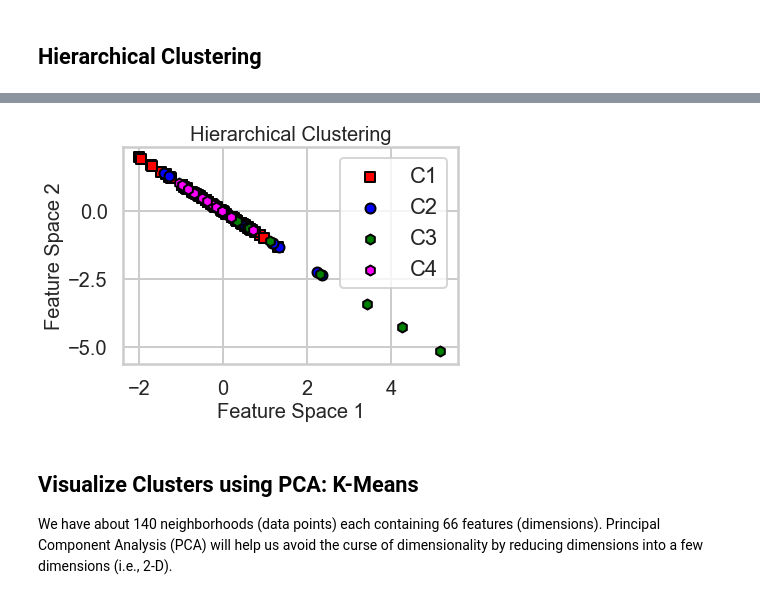
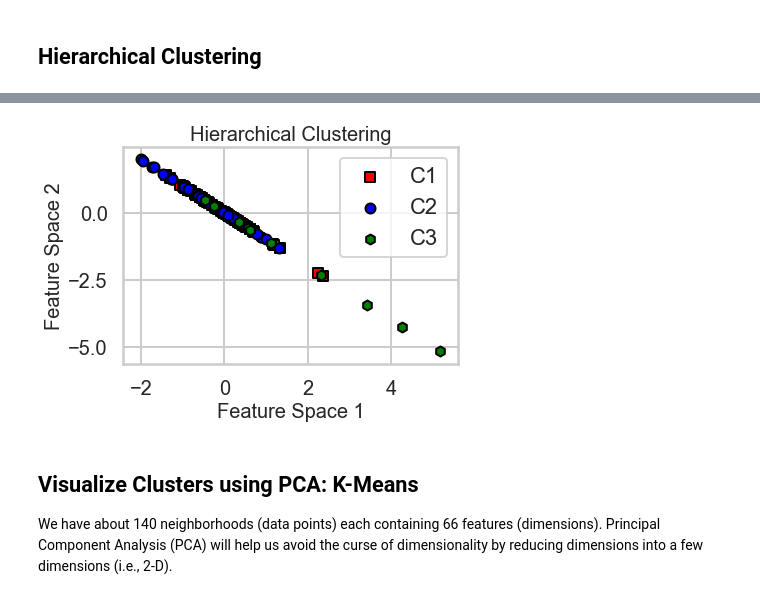
Before and after one commit to yoots88/portfolio, a Jupyter notebook: p5_community_health_profile/p5_community_health_profile.ipynb, the cells around one changed output, grey strips where cells are left out. Drawn from its saved outputs; the diff is of its cells as text; code cells hidden in the pictures.

```diff
--- a/p5_community_health_profile/p5_community_health_profile.ipynb
+++ b/p5_community_health_profile/p5_community_health_profile.ipynb
@@ -70,10 +90,10 @@ ethnic_map = {1: '1-least ethnic concentrated', 2: '2-little ethnic concentrated
                    3: '3-neutral ethnic concentrated', 4: '4-somewhat ethnic concentrated', 5: '5-most ethnic concentrated'}
 
 # Encode features with each map:
-df['instability_status'] = df['avg_instability_scale'].map(instability_map)
-df['deprivation_status'] = df['avg_deprivation_scale'].map(deprivation_map)
-df['dependency_status'] = df['avg_dependency_scale'].map(dependency_map)
-df['ethnic_status'] = df['avg_ethnic_scale'].map(ethnic_map)
+df['instability_status'] = df['mi_instability_scale'].map(instability_map)
+df['deprivation_status'] = df['mi_deprivation_scale'].map(deprivation_map)
+df['dependency_status'] = df['mi_dependency_scale'].map(dependency_map)
+df['ethnic_status'] = df['mi_ethnic_scale'].map(ethnic_map)
 
 # Check the encoding:
 print(df['instability_status'].head())
@@ -84,13 +104,3 @@ print(df['instability_status'].head())
 3    2-little instable
 4    2-little instable
 Name: instability_status, dtype: object
-# %%
-# Stratification #
-# Define the proxy avg. gross income group bin size:
-income_bins = [50000, 60000, 70000, 80000, 90000, 100000, 110000, 120000, 130000]
-
-# Generate new numerical group features based on binning:
-df['avg_gr_inc_group'] = pd.cut(np.array(df['inc_avg_gross_income']), bins=income_bins)
-
-# Check newly generated features:
-print(df['avg_gr_inc_group'].head())
@@ -113,7 +166,9 @@ df_copy = df.copy()
 
 # Drop unnecessary columns: avoid generating irrelevant dummy variables #
 df_copy = df.drop(['nh_name','ward_name','ward_id','instability_status','deprivation_status',
-                   'dependency_status','ethnic_status','avg_gr_inc_group'], axis=1)
+                   'dependency_status','ethnic_status','lico_at_grp_label','ed_visits_grp_label',
+                   'alc_rate_grp_label','hosp_rate_grp_label','injury_rate_grp_label',
+                   'birth_rate_grp_label','chronic_4_cond_rate_grp_label'], axis=1)
 
 # Create a new dataframe with dummy variables:
 df_new = pd.get_dummies(df_copy, drop_first=True)
@@ -332,39 +387,39 @@ plt.show()
 # %%
 # Step 2: fitting hierarchical clustering to the dataset
 from sklearn.cluster import AgglomerativeClustering
-hc = AgglomerativeClustering(n_clusters = 4, affinity = 'euclidean', linkage = 'ward')
+hc = AgglomerativeClustering(n_clusters = 3, affinity = 'euclidean', linkage = 'ward')
 y_hc = hc.fit_predict(X_cols_std)
 # %%
 # Step 3: visualizing the clusters
 plt.scatter(X_cols_std[y_hc == 0, 0],
             X_cols_std[y_hc == 0, 1],
             s = 100, c = 'red',
             marker='s', edgecolor='black',
             label = 'C1')
 plt.scatter(X_cols_std[y_hc == 1, 0],
             X_cols_std[y_hc == 1, 1],
             s = 100, c = 'blue',
             marker='o', edgecolor='black',
             label = 'C2')
 plt.scatter(X_cols_std[y_hc == 2, 0],
             X_cols_std[y_hc == 2, 1],
             s = 100, c = 'green',
             marker='h', edgecolor='black',
             label = 'C3')
-plt.scatter(X_cols_std[y_hc == 3, 0],
-            X_cols_std[y_hc == 3, 1],
-            s = 100, c = 'magenta',
-            marker='h', edgecolor='black',
-            label = 'C4')
+#plt.scatter(X_cols_std[y_hc == 3, 0],
+#            X_cols_std[y_hc == 3, 1],
+#            s = 100, c = 'magenta',
+#            marker='h', edgecolor='black',
+#            label = 'C4')
 plt.title('Hierarchical Clustering', fontsize=20)
 plt.xlabel('Feature Space 1', fontsize=20)
 xt = plt.xticks(fontsize=20)
 plt.ylabel('Feature Space 2', fontsize=20)
 yt = plt.yticks(fontsize=20)
 plt.legend()
 plt.show()
 # %% [output]
-[figure, old version]
+[figure, new version]
 # %% [markdown]
 ## Visualize Clusters using PCA: K-Means ##
 We have about 140 neighborhoods (data points) each containing 66 features (dimensions). Principal Component Analysis (PCA) will help us avoid the curse of dimensionality by reducing dimensions into a few dimensions (i.e., 2-D).
```
Also changed, not shown: parts of 59 cells of this notebook.
